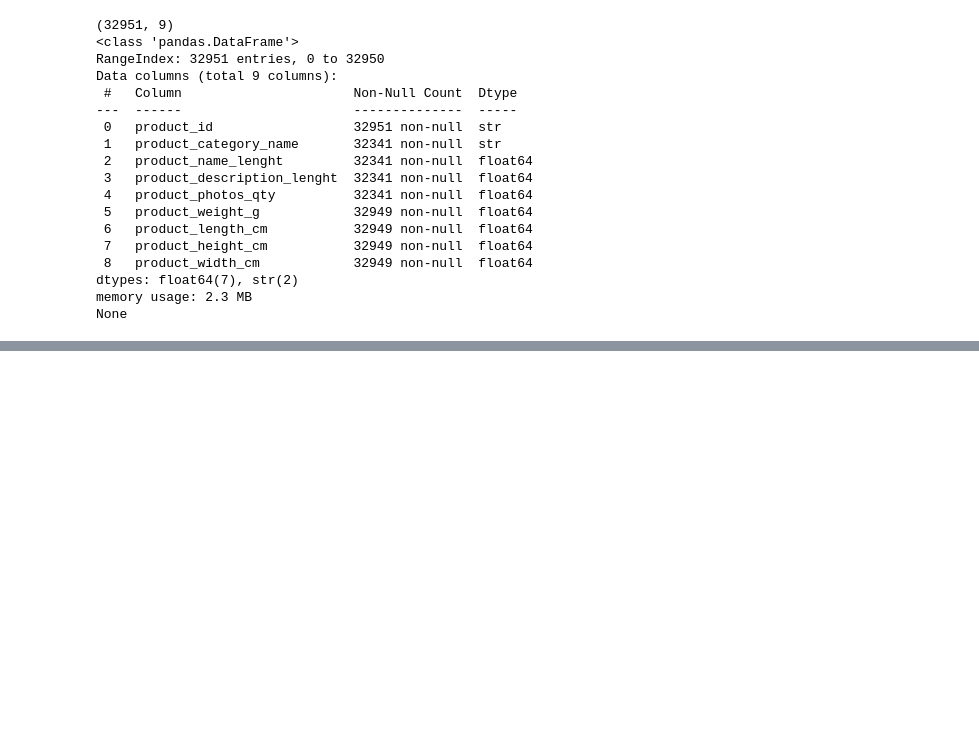
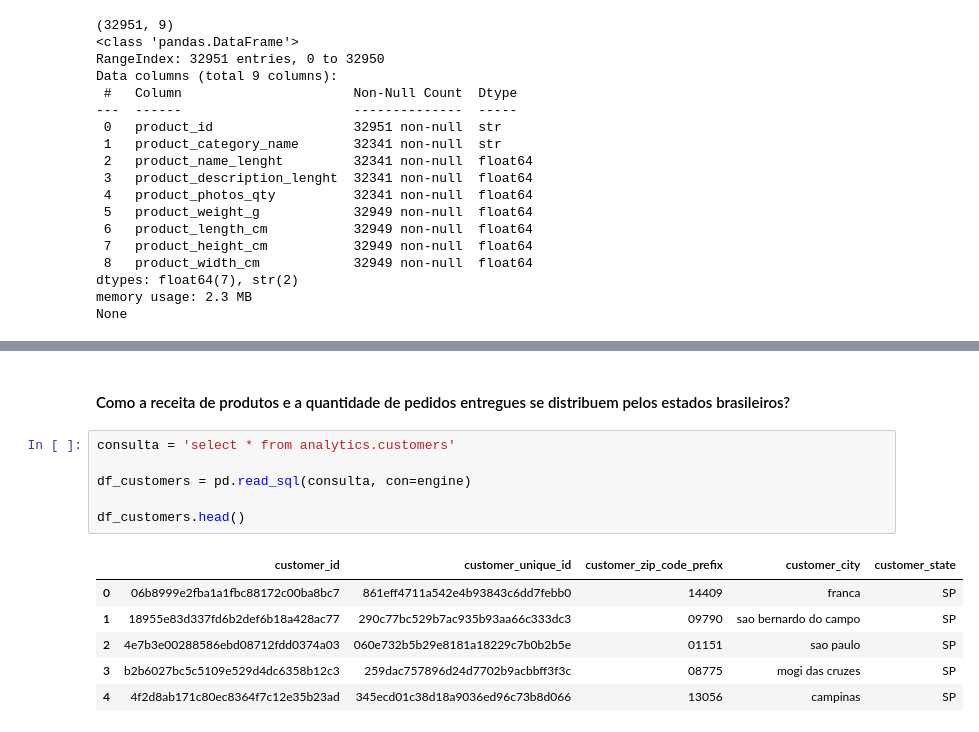
Before and after one commit to nerydyego/olist-ecommerce-sql, a Jupyter notebook: notebooks/02_analise_exploratoria.ipynb, the cells around one changed output, grey strips where cells are left out. Cells and saved outputs as stored; diff of their text form; blank space fills up the shorter version.

```diff
--- a/notebooks/02_analise_exploratoria.ipynb
+++ b/notebooks/02_analise_exploratoria.ipynb
@@ -261,0 +372,15 @@ df_vendas_products = pd.merge(df_vendas, df_products[['product_id', 'product_cat
+# %% [markdown]
+#### Como a receita de produtos e a quantidade de pedidos entregues se distribuem pelos estados brasileiros?
+# %%
+consulta = 'select * from analytics.customers'
+
+df_customers = pd.read_sql(consulta, con=engine)
+
+df_customers.head()
+# %% [output]
+|  | customer_id | customer_unique_id | customer_zip_code_prefix | customer_city | customer_state |
+| 0 | 06b8999e2fba1a1fbc88172c00ba8bc7 | 861eff4711a542e4b93843c6dd7febb0 | 14409 | franca | SP |
+| 1 | 18955e83d337fd6b2def6b18a428ac77 | 290c77bc529b7ac935b93aa66c333dc3 | 09790 | sao bernardo do campo | SP |
+| 2 | 4e7b3e00288586ebd08712fdd0374a03 | 060e732b5b29e8181a18229c7b0b2b5e | 01151 | sao paulo | SP |
+| 3 | b2b6027bc5c5109e529d4dc6358b12c3 | 259dac757896d24d7702b9acbbff3f3c | 08775 | mogi das cruzes | SP |
+| 4 | 4f2d8ab171c80ec8364f7c12e35b23ad | 345ecd01c38d18a9036ed96c73b8d066 | 13056 | campinas | SP |
```
Also changed, not shown: parts of 19 cells of this notebook.
